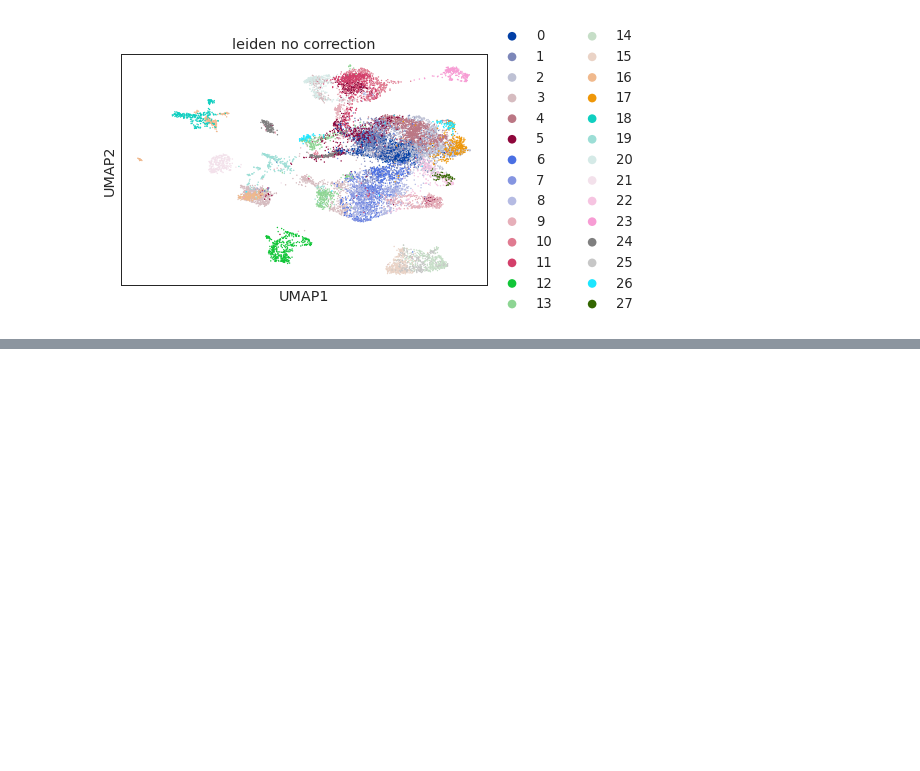
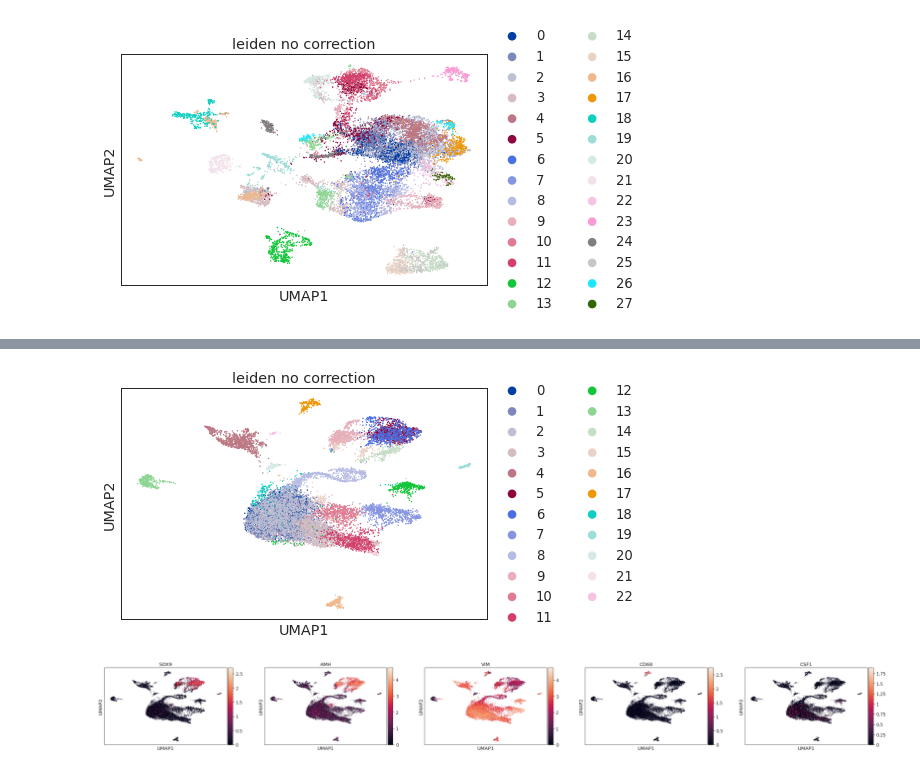
Before and after one commit to bchansen3/sc-testis_sum, a Jupyter notebook: sc-data_workup.ipynb, the cells around one changed output, grey strips where cells are left out. Saved outputs shown, nothing was run; the diff lists cells and outputs as text; code cells hidden in the pictures; blank space fills up the shorter version.

```diff
--- a/sc-data_workup.ipynb
+++ b/sc-data_workup.ipynb
@@ -134,0 +168,8 @@ sc.pl.scatter(emb_all, basis='umap', color='leiden_no_correction')
+# %%
+sc.pl.scatter(fet_all, basis='umap', color='leiden_no_correction')
+# %% [output]
+[figure, added]
+# %%
+sc.pl.scatter(fet_all, basis='umap', color=['SOX9', 'AMH', 'VIM', 'CD68', 'CSF1'])
+# %% [output]
+[figure, added]
```
Also changed, not shown: parts of 8 cells of this notebook.
